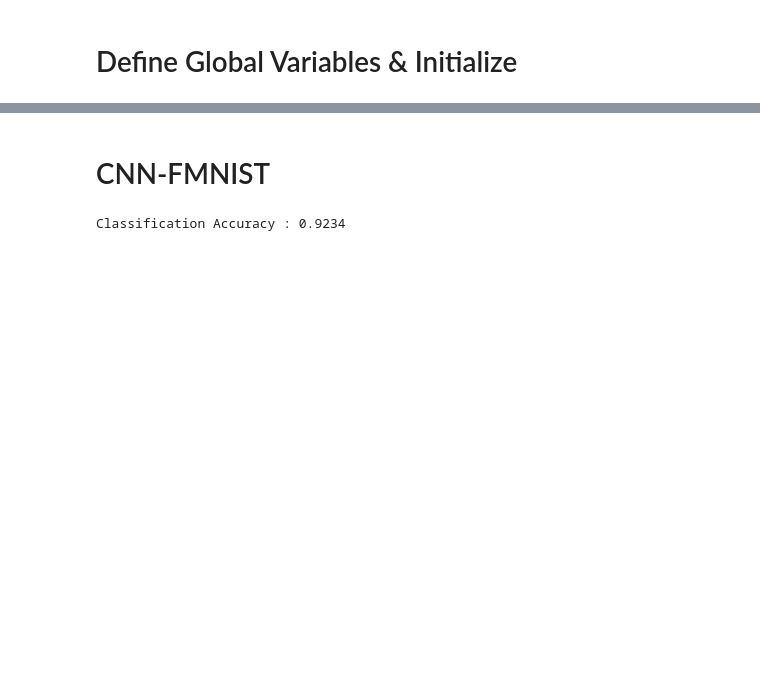
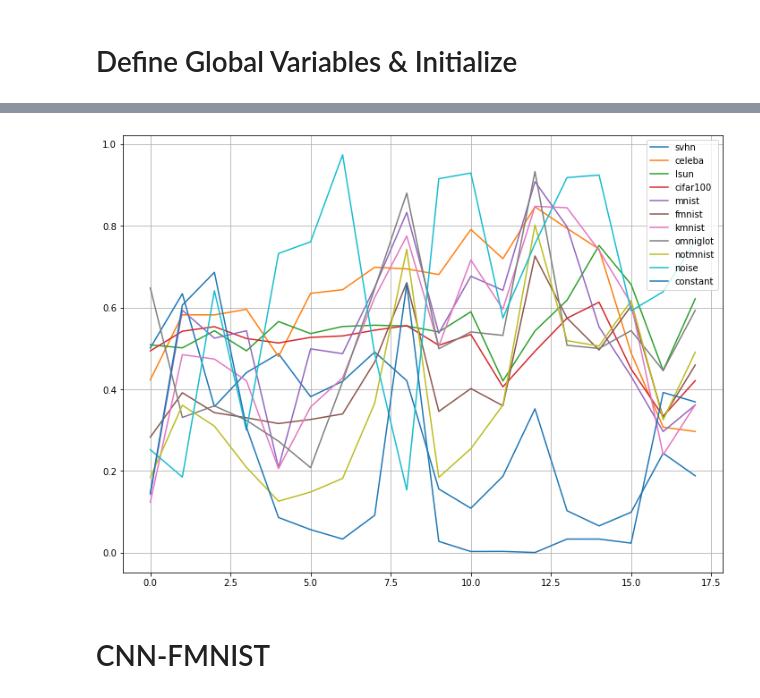
Before and after one commit to shinypond/ood_detection, a Jupyter notebook: code/FINAL_TEST_CNN.ipynb, the cells around one changed output, grey strips where cells are left out. Saved outputs shown, nothing was run; the diff lists cells and outputs as text; code cells hidden in the pictures; blank space fills up the shorter version.

```diff
--- a/code/FINAL_TEST_CNN.ipynb
+++ b/code/FINAL_TEST_CNN.ipynb
@@ -32,0 +73,2 @@ SCOREs = {'cifar10': {}, 'fmnist': {}}
+# %%
+a, b, _scores = AUTO_CNN(opt, model, layers, max_iter=[1000, 1000], method='Vanilla')
@@ -32,0 +81,23 @@ SCOREs = {'cifar10': {}, 'fmnist': {}}
+# %%
+for lname in layers.keys():
+    FISHERs[opt.train_dist][lname] = a[lname]
+    NORM_FACs[opt.train_dist][lname] = b[lname]
+for ood in opt.ood_list:
+    SCOREs[opt.train_dist][ood] = _scores[ood]
+
+# AUROC curve
+auroc = {}
+for lname in layers.keys():
+    _auroc = {}
+    for ood in opt.ood_list:
+        args = [
+            SCOREs[opt.train_dist][opt.train_dist][lname],
+            SCOREs[opt.train_dist][ood][lname],
+        ]
+        labels = [opt.train_dist, ood]
+        _auroc[ood] = AUROC(*args, labels=labels, verbose=False)
+    auroc[lname] = _auroc
+
+df = pd.DataFrame(auroc).T
+df = df.iloc[:, 1:]
+df
@@ -33,17 +122,16 @@ SCOREs = {'cifar10': {}, 'fmnist': {}}
+# %%
+x = range(len(df.index))
+fig = plt.figure(figsize=(12, 9))
+for ood in df.columns:
+    plt.plot(x, df.loc[:, ood], label=ood)
+plt.grid()
+plt.legend()
+plt.show()
+fig.savefig('./temp.png')
+# %% [output]
+[figure, added]
 # %% [markdown]
 # CNN-FMNIST
-# %%
-acc = 0
-loader = TEST_loader('fmnist', 'fmnist')
-for i, (x, y) in enumerate(loader):
-    pred = model(x.float().cuda())
-    if torch.argmax(pred).detach().cpu() == y:
-        acc += 1
-    print(f'Classification Accuracy : {acc / (i+1):.4f}', end='\r')
-    if i == 10000:
-        break
-# %% [output]
-Classification Accuracy : 0.9234
 # %%
 opt = config.CNN_fmnist
 model = load_pretrained_CNN(option=opt.train_dist)
```
Also changed, not shown: parts of 18 cells of this notebook, 49 other files.
